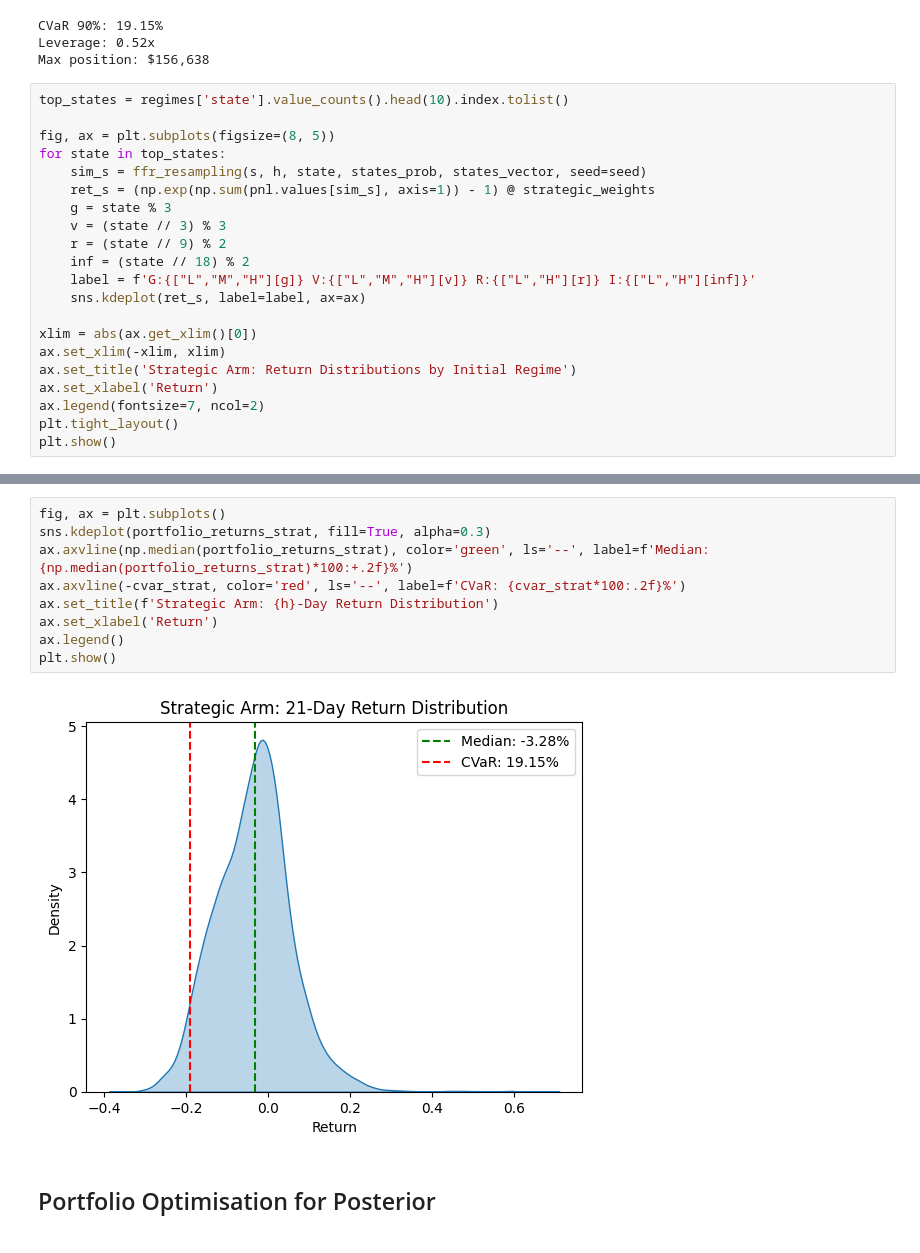
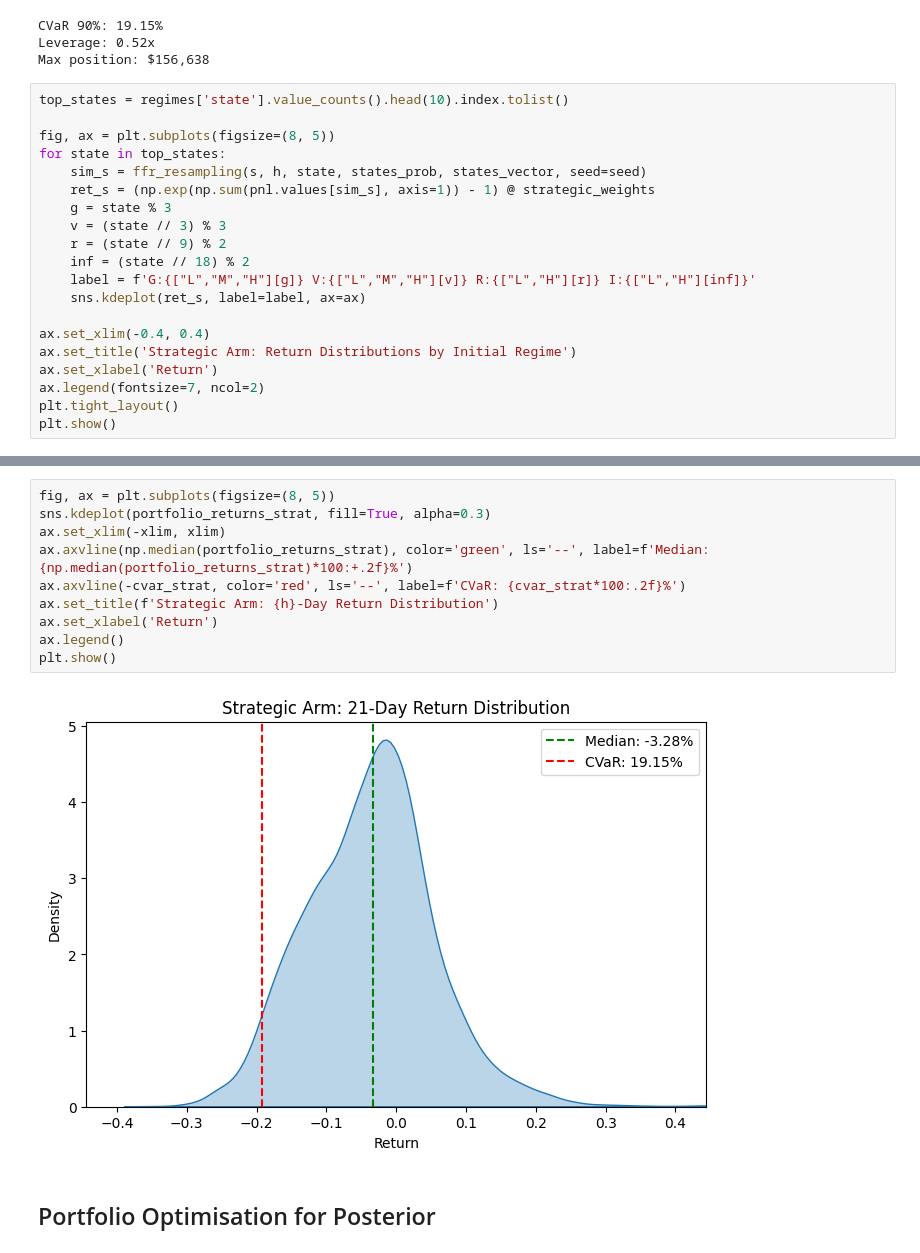
Before and after one commit to galamboslajos/Finance-Working-Files, a Jupyter notebook: Investments_2026/FFR_Portfolio_Risk.ipynb, the cells around one changed output, grey strips where cells are left out. Saved outputs shown, nothing was run; the diff lists cells and outputs as text.

Commit message:
Plot adjustments

```diff
--- a/Investments_2026/FFR_Portfolio_Risk.ipynb
+++ b/Investments_2026/FFR_Portfolio_Risk.ipynb
@@ -427,8 +427,7 @@ for state in top_states:
     label = f'G:{["L","M","H"][g]} V:{["L","M","H"][v]} R:{["L","H"][r]} I:{["L","H"][inf]}'
     sns.kdeplot(ret_s, label=label, ax=ax)
 
-xlim = abs(ax.get_xlim()[0])
-ax.set_xlim(-xlim, xlim)
+ax.set_xlim(-0.4, 0.4)
 ax.set_title('Strategic Arm: Return Distributions by Initial Regime')
 ax.set_xlabel('Return')
 ax.legend(fontsize=7, ncol=2)
@@ -439,14 +438,15 @@ plt.show()
 # %%
-fig, ax = plt.subplots()
+fig, ax = plt.subplots(figsize=(8, 5))
 sns.kdeplot(portfolio_returns_strat, fill=True, alpha=0.3)
+ax.set_xlim(-xlim, xlim)
 ax.axvline(np.median(portfolio_returns_strat), color='green', ls='--', label=f'Median: {np.median(portfolio_returns_strat)*100:+.2f}%')
 ax.axvline(-cvar_strat, color='red', ls='--', label=f'CVaR: {cvar_strat*100:.2f}%')
 ax.set_title(f'Strategic Arm: {h}-Day Return Distribution')
 ax.set_xlabel('Return')
 ax.legend()
 plt.show()
 # %% [output]
-[figure, old version]
+[figure, new version]
 # %% [markdown]
 ## Portfolio Optimisation for Posterior
 # %%
```
Also changed, not shown: parts of 2 cells of this notebook.
